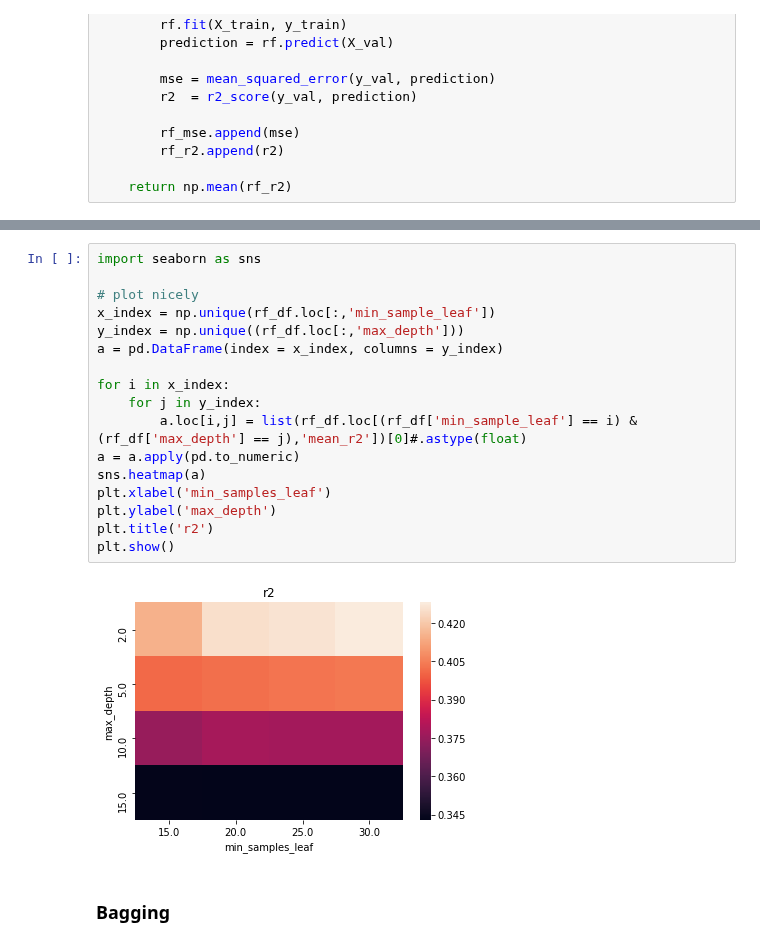
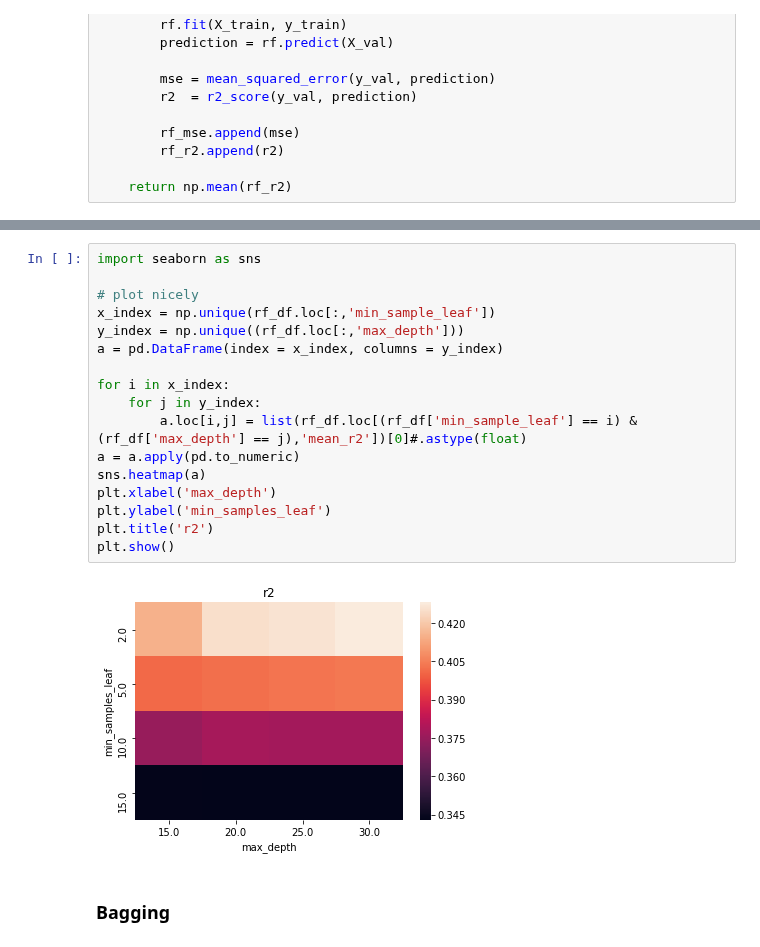
Before and after one commit to meenmo/Forecasting_Stock_Returns_via_Supervised_Learning, a Jupyter notebook: Code/AAT-DT_v7.ipynb, the cells around one changed output, grey strips where cells are left out. Cells and saved outputs as stored; diff of their text form.

Commit message:
updated some graph and fix the train test split for test data using cv10

```diff
--- a/Code/AAT-DT_v7.ipynb
+++ b/Code/AAT-DT_v7.ipynb
@@ -897,22 +897,22 @@ Best R2:  0.42797251269290415
 # %%
 import seaborn as sns
 
 # plot nicely
 x_index = np.unique(rf_df.loc[:,'min_sample_leaf'])
 y_index = np.unique((rf_df.loc[:,'max_depth']))
 a = pd.DataFrame(index = x_index, columns = y_index)
 
 for i in x_index:
     for j in y_index:
         a.loc[i,j] = list(rf_df.loc[(rf_df['min_sample_leaf'] == i) & (rf_df['max_depth'] == j),'mean_r2'])[0]#.astype(float)
 a = a.apply(pd.to_numeric)
 sns.heatmap(a)
-plt.xlabel('min_samples_leaf')
-plt.ylabel('max_depth')
+plt.xlabel('max_depth')
+plt.ylabel('min_samples_leaf')
 plt.title('r2')
 plt.show()
 # %% [output]
-[figure, old version]
+[figure, new version]
 # %% [markdown]
 ### Bagging
 # %%
```
Also changed, not shown: parts of 9 cells of this notebook.
